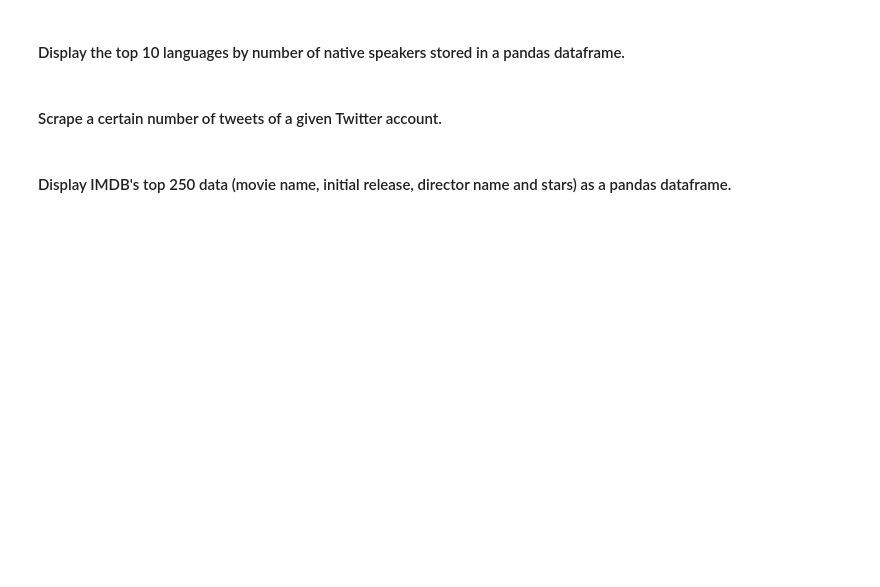
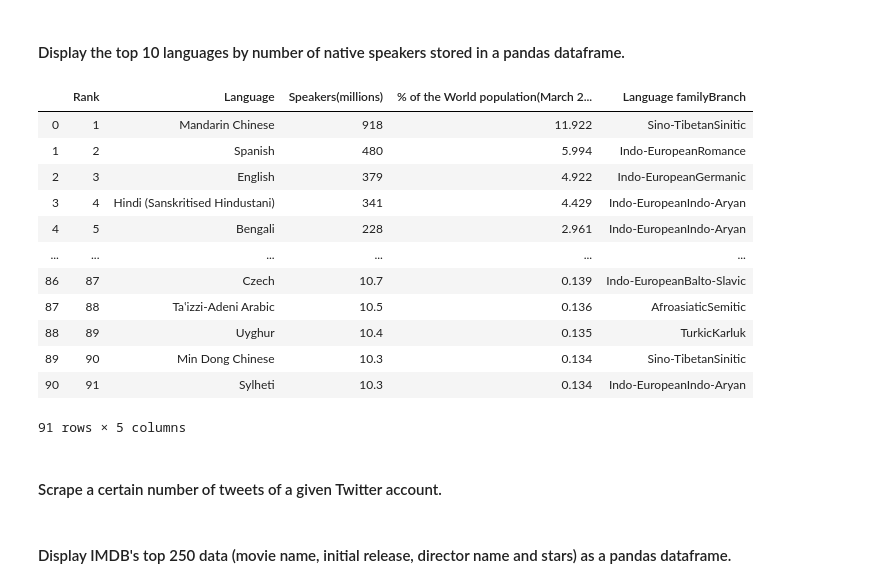
Before and after one commit to ta-data-lis/lab-web-scraping, a Jupyter notebook: your-code/main.ipynb, the cells around one changed output. Drawn from its saved outputs; the diff is of its cells as text; code cells hidden in the pictures; blank space fills up the shorter version.

```diff
--- a/your-code/main.ipynb
+++ b/your-code/main.ipynb
@@ -171,3 +326,5 @@ url = 'https://data.gov.uk/'
 # %%
 # This is the url you will scrape in this exercise
 url = 'https://en.wikipedia.org/wiki/List_of_languages_by_number_of_native_speakers'
+response = requests.get(url)
+soup = BeautifulSoup(response.content, "html.parser")
@@ -176,3 +331,31 @@ url = 'https://en.wikipedia.org/wiki/List_of_languages_by_number_of_native_speak
+# %%
+table = soup.find_all('table', attrs = {'class':'wikitable'})[0]
+rows = table.find_all('td')
+
+columns = table.find_all('th')
+
+language_table = [tag.text.replace('\n', '')[:-3] if '[' in tag.text.replace('\n', '') else tag.text.replace('\n', '') for tag in rows]
+
+columns = [tag.text.replace('\n', '')[:-3] if '[' in tag.text.replace('\n', '') else tag.text.replace('\n', '') for tag in columns]
+
+languages_dict = {columns[i]:language_table[i::len(columns)] for i in range(len(columns))}
+
+languages_df = pd.DataFrame(languages_dict)
+languages_df
+# %% [output]
+|  | Rank | Language | Speakers(millions) | % of the World population(March 2... | Language familyBranch |
+| 0 | 1 | Mandarin Chinese | 918 | 11.922 | Sino-TibetanSinitic |
+| 1 | 2 | Spanish | 480 | 5.994 | Indo-EuropeanRomance |
+| 2 | 3 | English | 379 | 4.922 | Indo-EuropeanGermanic |
+| 3 | 4 | Hindi (Sanskritised Hindustani) | 341 | 4.429 | Indo-EuropeanIndo-Aryan |
+| 4 | 5 | Bengali | 228 | 2.961 | Indo-EuropeanIndo-Aryan |
+| ... | ... | ... | ... | ... | ... |
+| 86 | 87 | Czech | 10.7 | 0.139 | Indo-EuropeanBalto-Slavic |
+| 87 | 88 | Taʽizzi-Adeni Arabic | 10.5 | 0.136 | AfroasiaticSemitic |
+| 88 | 89 | Uyghur | 10.4 | 0.135 | TurkicKarluk |
+| 89 | 90 | Min Dong Chinese | 10.3 | 0.134 | Sino-TibetanSinitic |
+| 90 | 91 | Sylheti | 10.3 | 0.134 | Indo-EuropeanIndo-Aryan |
+91 rows × 5 columns
 # %% [markdown]
 #### Scrape a certain number of tweets of a given Twitter account.
 # %%
```
Also changed, not shown: parts of 31 cells of this notebook, 1 other file.
